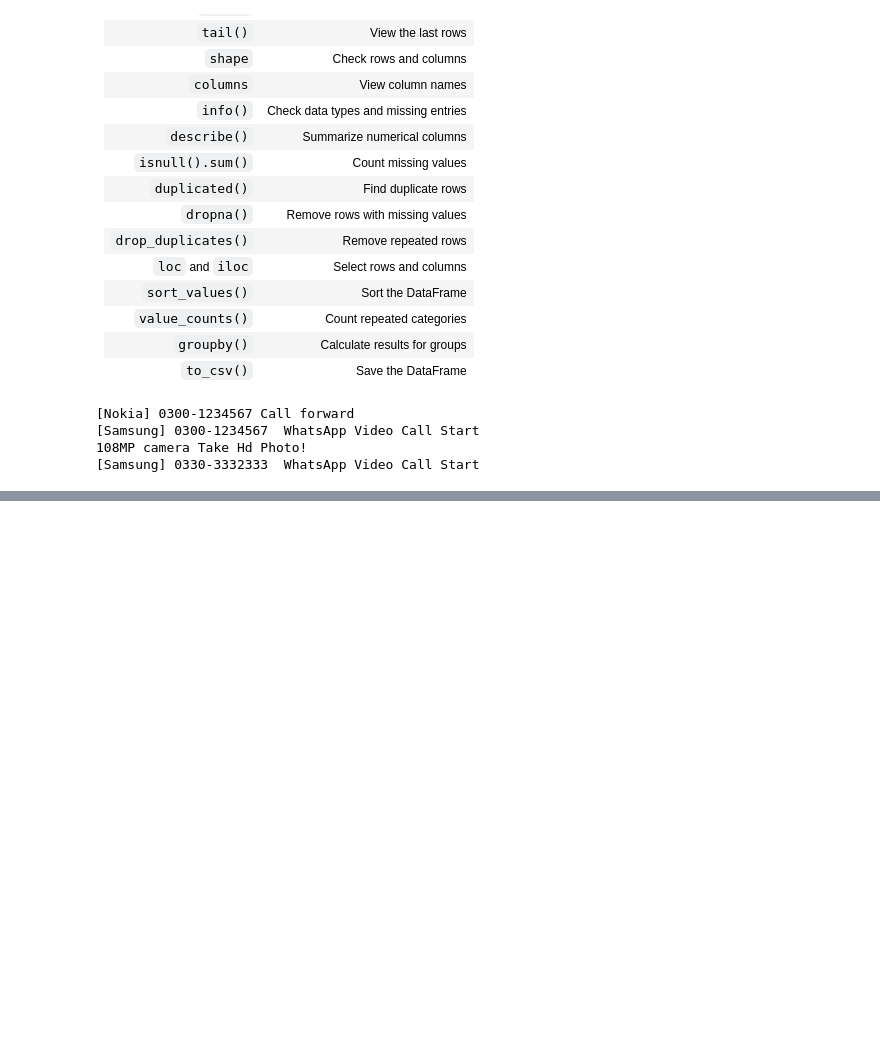
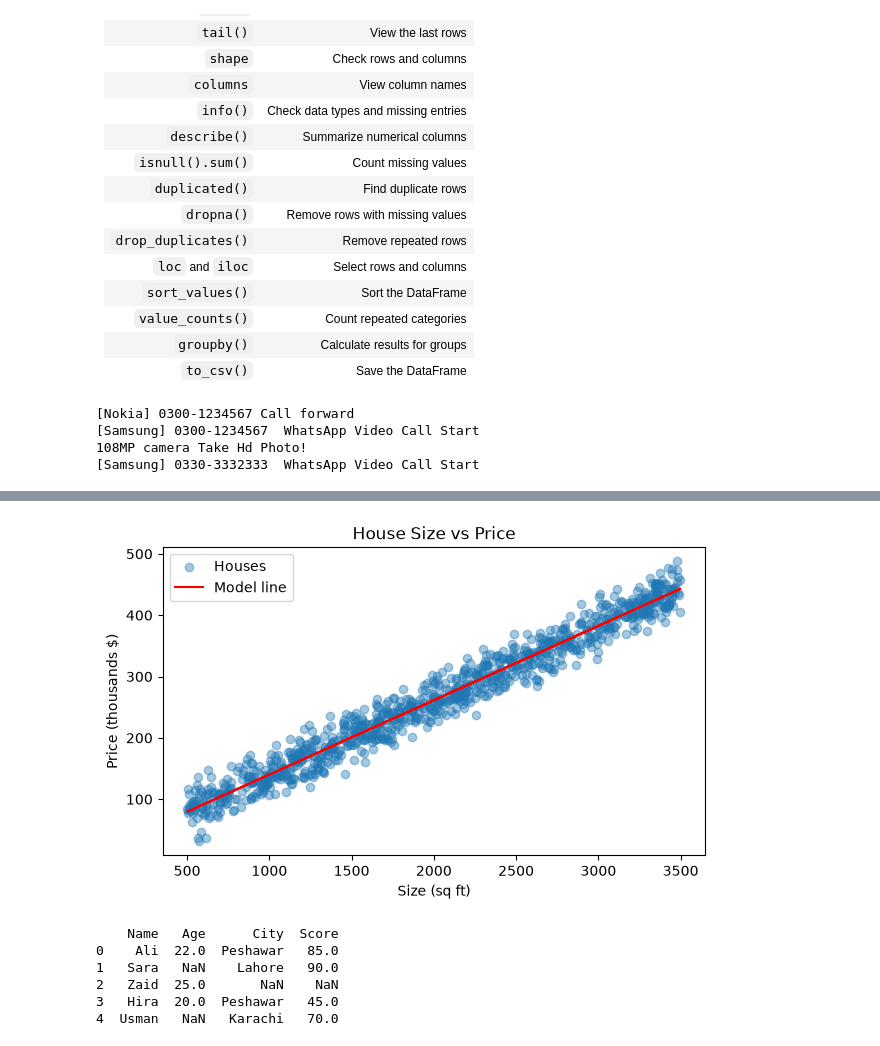
Before and after one commit to Muhammad-Huzifa/Cloud-Computing-AI-Course, a Jupyter notebook: Week-3/Code/numpy.ipynb, the cells around one changed output, grey strips where cells are left out. Saved outputs shown, nothing was run; the diff lists cells and outputs as text; code cells hidden in the pictures; blank space fills up the shorter version.

```diff
--- a/Week-3/Code/numpy.ipynb
+++ b/Week-3/Code/numpy.ipynb
@@ -908,0 +1171,35 @@ df_unique = df.drop_duplicates()
+# %%
+
+# ---------- 6. Plot 2: Model line ----------
+y_pred = model.predict(Size_scaled)
+
+plt.figure(figsize=(7, 4))
+plt.scatter(Size, Price,alpha=0.4 ,  label="Houses")
+plt.plot(Size, y_pred, color="red", label="Model line")
+plt.xlabel("Size (sq ft)")
+plt.ylabel("Price (thousands $)")
+plt.title("House Size vs Price")
+plt.legend()
+plt.show()
+# %% [output]
+[figure, added]
+# %%
+import numpy as np
+import pandas as pd
+
+data = {
+    "Name": ["Ali", "Sara", "Zaid", "Hira", "Usman"],
+    "Age": [22, np.nan, 25, 20, np.nan],
+    "City": ["Peshawar", "Lahore", np.nan, "Peshawar", "Karachi"],
+    "Score": [85, 90, np.nan, 45, 70],
+}
+
+df = pd.DataFrame(data)
+print(df)
+# %% [output]
+    Name   Age      City  Score
+0    Ali  22.0  Peshawar   85.0
+1   Sara   NaN    Lahore   90.0
+2   Zaid  25.0       NaN    NaN
+3   Hira  20.0  Peshawar   45.0
+4  Usman   NaN   Karachi   70.0
```
Also changed, not shown: parts of 52 cells of this notebook, 2 other files.
